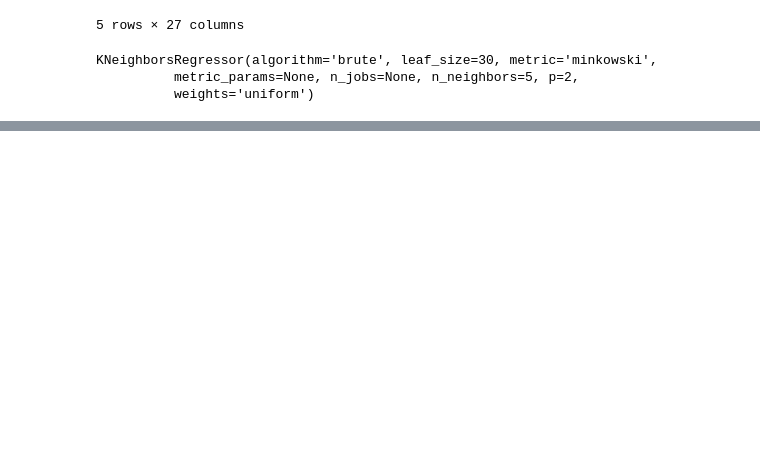
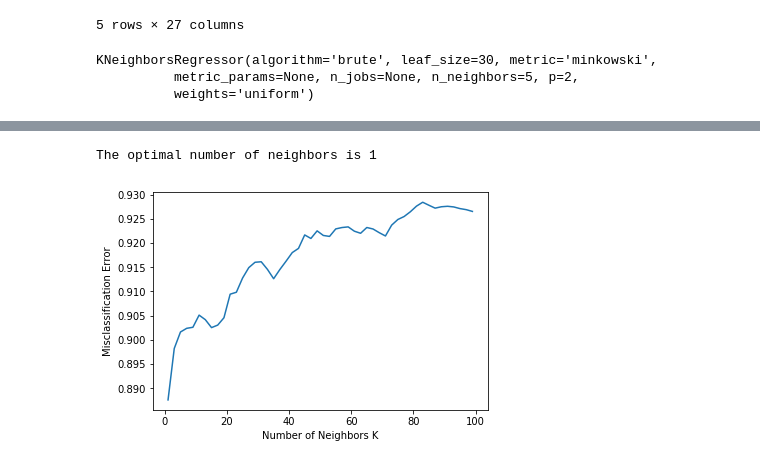
Before and after one commit to SimplifyData/Predict-Airbnb-Prices-in-Seattle, a Jupyter notebook: seattle_airbnb.ipynb, the cells around one changed output, grey strips where cells are left out. Drawn from its saved outputs; the diff is of its cells as text; code cells hidden in the pictures; blank space fills up the shorter version.

```diff
--- a/seattle_airbnb.ipynb
+++ b/seattle_airbnb.ipynb
@@ -1401,0 +1422,32 @@ NameError: name 'X_train' is not defined
+# %%
+# Creating foldings K for KNN
+knn_neighbors = list(range(1,100))
+
+# subsetting just the odd ones
+neighbors = list(filter(lambda x: x % 2 != 0, knn_neighbors))
+
+# CV scores list
+
+cv_scores_knn_reg = []
+
+# perform 10-fold cross validation
+
+for k in neighbors:
+    knn = KNeighborsRegressor(n_neighbors = k, n_jobs = -1,algorithm = "brute")
+    scores = cross_val_score(knn, X_train, y_train, cv = 10, scoring = "explained_variance", n_jobs = -1)
+    cv_scores_knn_reg.append(scores.mean())
+# %%
+# changing to misclassification error
+MSE = [1 - x for x in cv_scores]
+
+# determining best k
+optimal_k = neighbors[MSE.index(min(MSE))]
+print("The optimal number of neighbors is {}".format(optimal_k))
+# plot misclassification error vs k
+plt.plot(neighbors, MSE)
+plt.xlabel('Number of Neighbors K')
+plt.ylabel('Misclassification Error')
+plt.show()
+# %% [output]
+The optimal number of neighbors is 1
+[figure, added]
```
Also changed, not shown: parts of 12 cells of this notebook.
